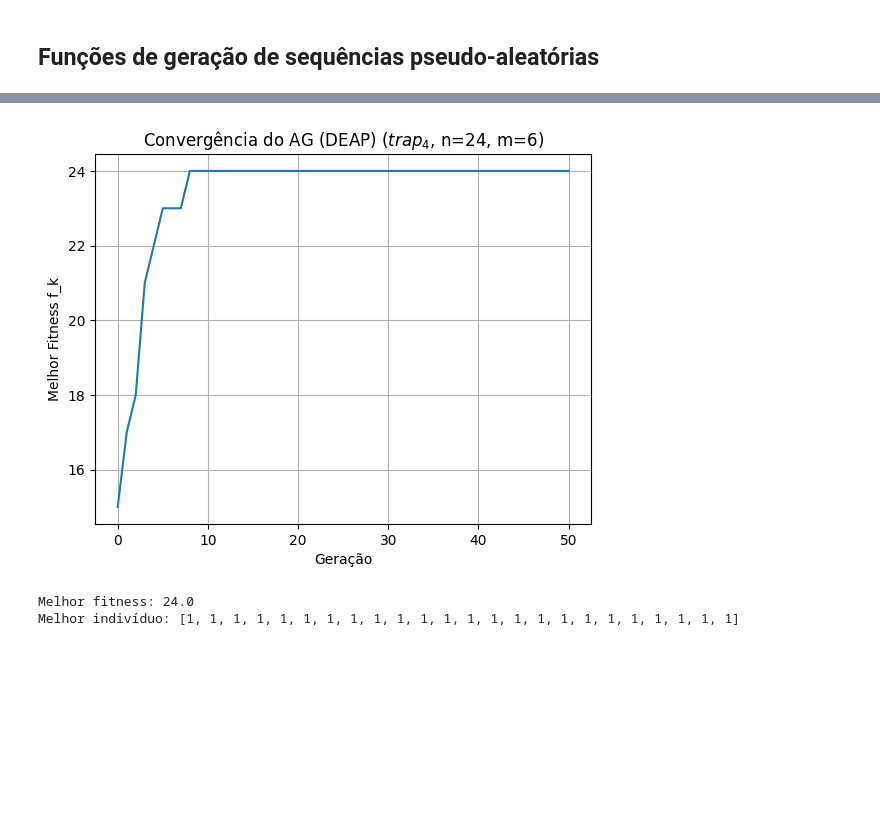
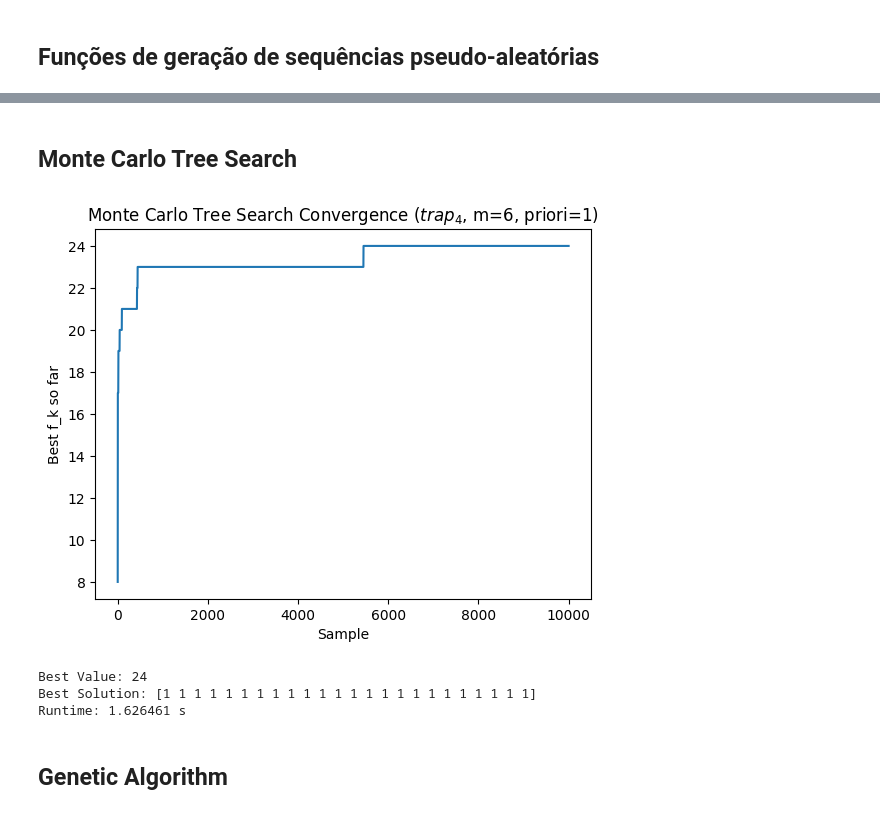
Before and after one commit to JunioCesarFerreira/studies-of-evolutionary-algorithms, a Jupyter notebook: exercises/4-metaheuristics-comp.ipynb, the cells around one changed output, grey strips where cells are left out. Saved outputs shown, nothing was run; the diff lists cells and outputs as text; code cells hidden in the pictures; blank space fills up the shorter version.

```diff
--- a/exercises/4-metaheuristics-comp.ipynb
+++ b/exercises/4-metaheuristics-comp.ipynb
@@ -217,0 +273,2 @@ Melhor vetor x (MC): [1 1 1 1 1 1 1 1 1 1 1 1 1 1 1 1 1 1 1 1 1 1 1 1]
+# %% [markdown]
+## Monte Carlo Tree Search
@@ -218,3 +388,34 @@ Melhor vetor x (MC): [1 1 1 1 1 1 1 1 1 1 1 1 1 1 1 1 1 1 1 1 1 1 1 1]
+# %%
+# Parameters
+K=4
+M=6
+N=K*M
+PRIORI = 1
+
+# Running
+start = time.perf_counter()
+best_solution, best_score, hist = monte_carlo_tree_search(N, K, priori_level=PRIORI, seed=42)
+end = time.perf_counter()
+
+# Plot convergence
+plt.figure()
+plt.plot(hist)
+plt.xlabel("Sample")
+plt.ylabel("Best f_k so far")
+plt.title(f"Monte Carlo Tree Search Convergence ($trap_{K}$, m={M}, priori={PRIORI})")
+plt.show()
+
+# Print results
+print(f"Best Value: {best_score}")
+print(f"Best Solution: {best_solution}")
+print(f"Runtime: {end - start:.6f} s")
+# %% [output]
+[figure, added]
+Best Value: 24
+Best Solution: [1 1 1 1 1 1 1 1 1 1 1 1 1 1 1 1 1 1 1 1 1 1 1 1]
+Runtime: 1.626461 s
+# %% [markdown]
+## Genetic Algorithm
 # %%
 import numpy as np
 import matplotlib.pyplot as plt
@@ -227,6 +428,11 @@ def run_ga(n, k,
     cx_prob = 0.8,
     mut_prob = 0.1,
     seed = None):
+    # Remove classes antigas caso existam
+    if hasattr(creator, "FitnessMax"):
+        delattr(creator, "FitnessMax")
+    if hasattr(creator, "Individual"):
+        delattr(creator, "Individual")
 
     # Configuração do DEAP
     if seed is not None:
@@ -245,10 +451,9 @@ def run_ga(n, k,
     toolbox.register("select", tools.selTournament, tournsize=4)
 
     # Customizado para aplicar níveis de conhecimento
-    m = n // k
     pop = [
         creator.Individual(
-            generate_item(chromo_size=n, p=m*priori_level).tolist()
+            generate_item(chromo_size=n, p=k*priori_level).tolist()
         )
         for _ in range(population_size)
     ]
@@ -271,20 +476,3 @@ def run_ga(n, k,
     best_fitness = max(ind.fitness.values[0] for ind in pop)
 
     return pop[best], best_fitness, max_fit
-
-# Extrai e plota resultados
-best_x, best_f, gens = run_ga(N, K, seed=42)
-
-plt.plot(gens)
-plt.xlabel("Geração")
-plt.ylabel("Melhor Fitness f_k")
-plt.title(f"Convergência do AG (DEAP) ($trap_{K}$, n={N}, m={M})")
-plt.grid(True)
-plt.show()
-
-print(f"Melhor fitness: {best_f}")
-print(f"Melhor indivíduo: {best_x}")
-# %% [output]
-[figure, removed]
-Melhor fitness: 24.0
-Melhor indivíduo: [1, 1, 1, 1, 1, 1, 1, 1, 1, 1, 1, 1, 1, 1, 1, 1, 1, 1, 1, 1, 1, 1, 1, 1]
```
Also changed, not shown: parts of 24 cells of this notebook.
